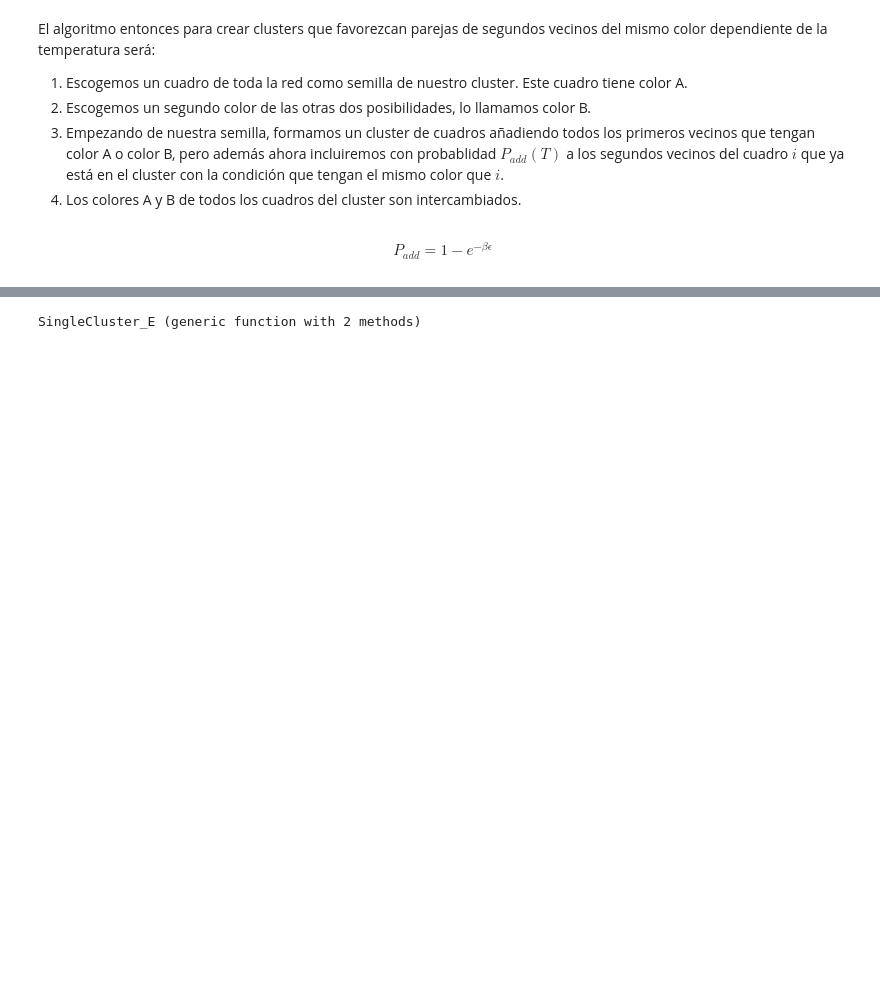
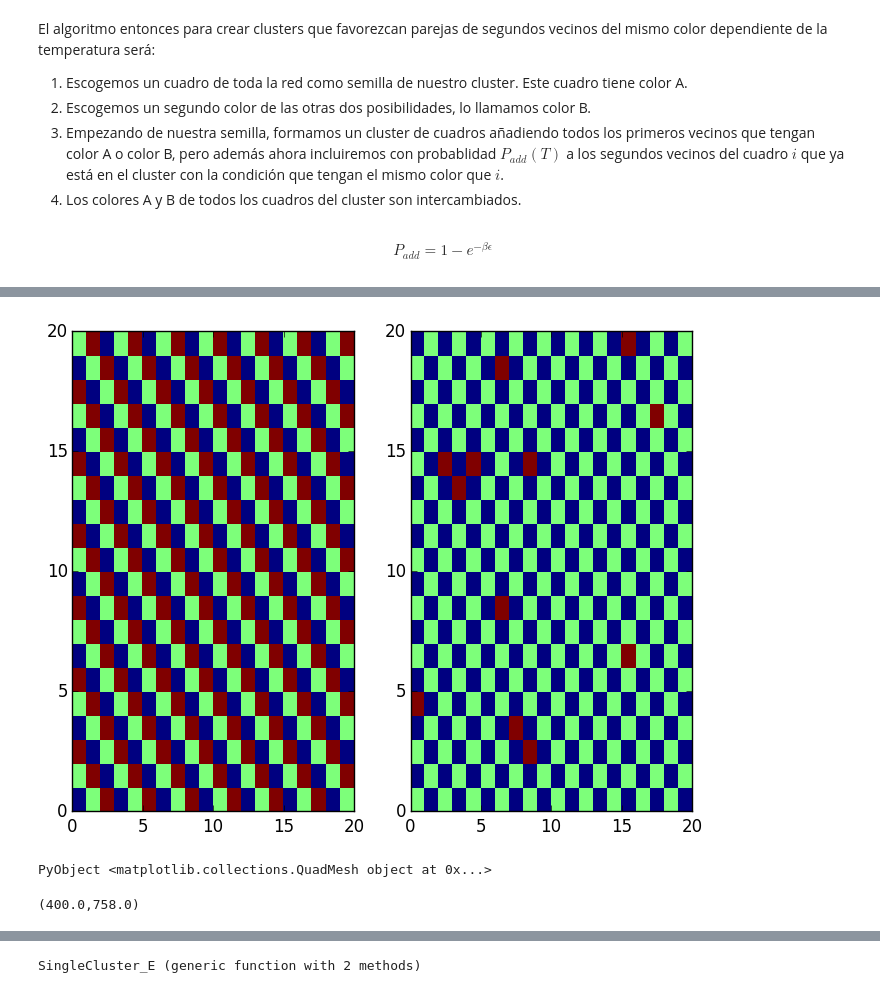
Before and after one commit to luisaleman/Hielo, a Jupyter notebook: Proyecto final.ipynb, the cells around one changed output, grey strips where cells are left out. Cells and saved outputs as stored; diff of their text form; code cells hidden in the pictures; blank space fills up the shorter version.

```diff
--- a/Proyecto final.ipynb
+++ b/Proyecto final.ipynb
@@ -271,0 +280,12 @@ $$P_{add}=1-e^{-\beta \epsilon}$$
+# %%
+function indices_segundos(ij,i,j,L1,L2)
+    if ij==1
+        return mod1(i-1,L1),mod1(j-1,L2)
+        elseif ij==2
+        return mod1(i-1,L1),mod1(j+1,L2)
+        elseif ij==3
+        return mod1(i+1,L1),mod1(j-1,L2)
+        elseif ij==4
+        return mod1(i+1,L1),mod1(j+1,L2)
+    end
+end
@@ -271,0 +402,21 @@ $$P_{add}=1-e^{-\beta \epsilon}$$
+# %%
+inicial_s=conf_i(20,20)
+old=copy(inicial)
+for t in 1:100
+    new=Single_cluster_E(1.0,old)
+    new,old=old,new
+end
+figure(figsize=[8,6])
+subplot(1,2,1)
+#figure(figsize=[3,3])
+pcolormesh(inicial_s)
+
+subplot(1,2,2)
+pcolormesh(old)
+# %% [output]
+[figure, added]
+PyObject <matplotlib.collections.QuadMesh object at 0x...>
+# %%
+contador_segundos(inicial),contador_segundos(old)
+# %% [output]
+(400.0,758.0)
```
Also changed, not shown: parts of 15 cells of this notebook.
